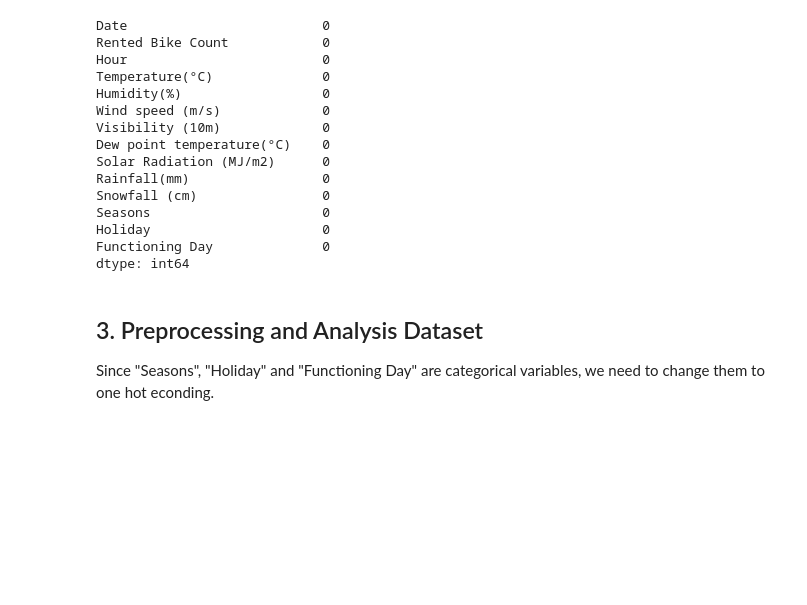
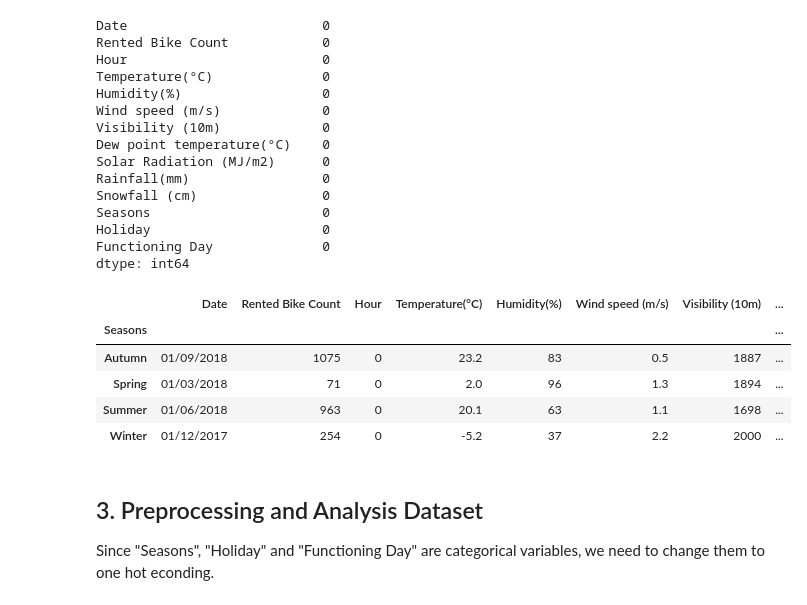
Before and after one commit to caie1/B365-Bike-Sharing-Analysis, a Jupyter notebook: B365 Bike Sharing.ipynb, the cells around one changed output. Drawn from its saved outputs; the diff is of its cells as text; code cells hidden in the pictures; blank space fills up the shorter version.

```diff
--- a/B365 Bike Sharing.ipynb
+++ b/B365 Bike Sharing.ipynb
@@ -93,6 +93,15 @@ Seasons                      0
 Holiday                      0
 Functioning Day              0
 dtype: int64
+# %%
+df.groupby('Seasons').first()
+# %% [output]
+|  | Date | Rented Bike Count | Hour | Temperature(°C) | Humidity(%) | Wind speed (m/s) | Visibility (10m) | ... |
+| Seasons |  |  |  |  |  |  |  | ... |
+| Autumn | 01/09/2018 | 1075 | 0 | 23.2 | 83 | 0.5 | 1887 | ... |
+| Spring | 01/03/2018 | 71 | 0 | 2.0 | 96 | 1.3 | 1894 | ... |
+| Summer | 01/06/2018 | 963 | 0 | 20.1 | 63 | 1.1 | 1698 | ... |
+| Winter | 01/12/2017 | 254 | 0 | -5.2 | 37 | 2.2 | 2000 | ... |
 # %% [markdown]
 ## 3. Preprocessing and Analysis Dataset
 Since "Seasons", "Holiday" and "Functioning Day" are categorical variables, we need to change them to one hot econding.
```
Also changed, not shown: parts of 9 cells of this notebook.
